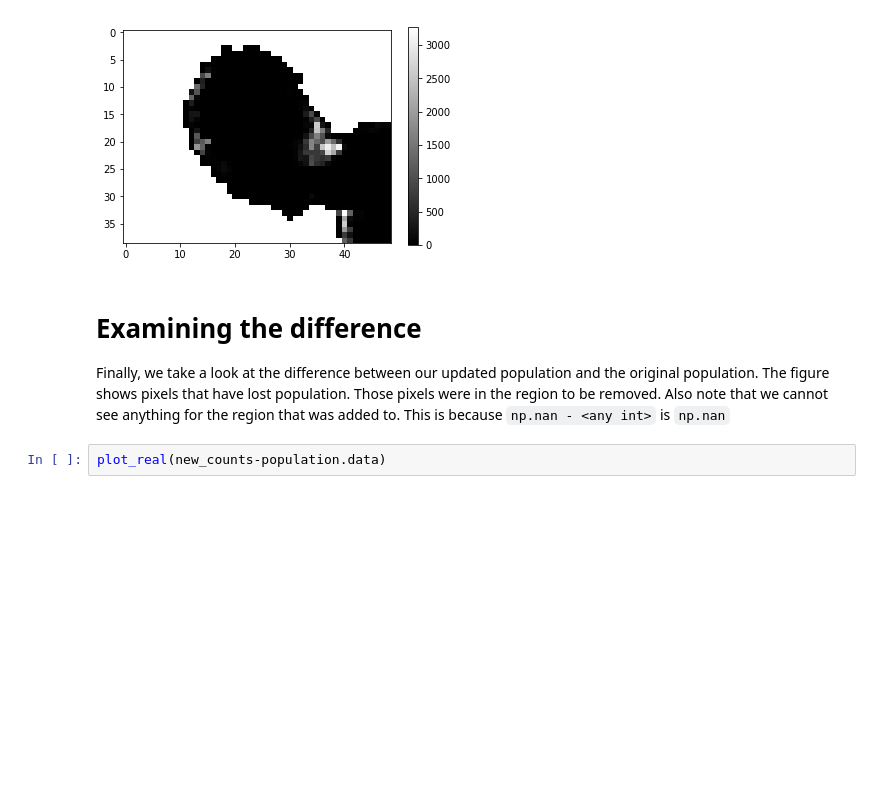
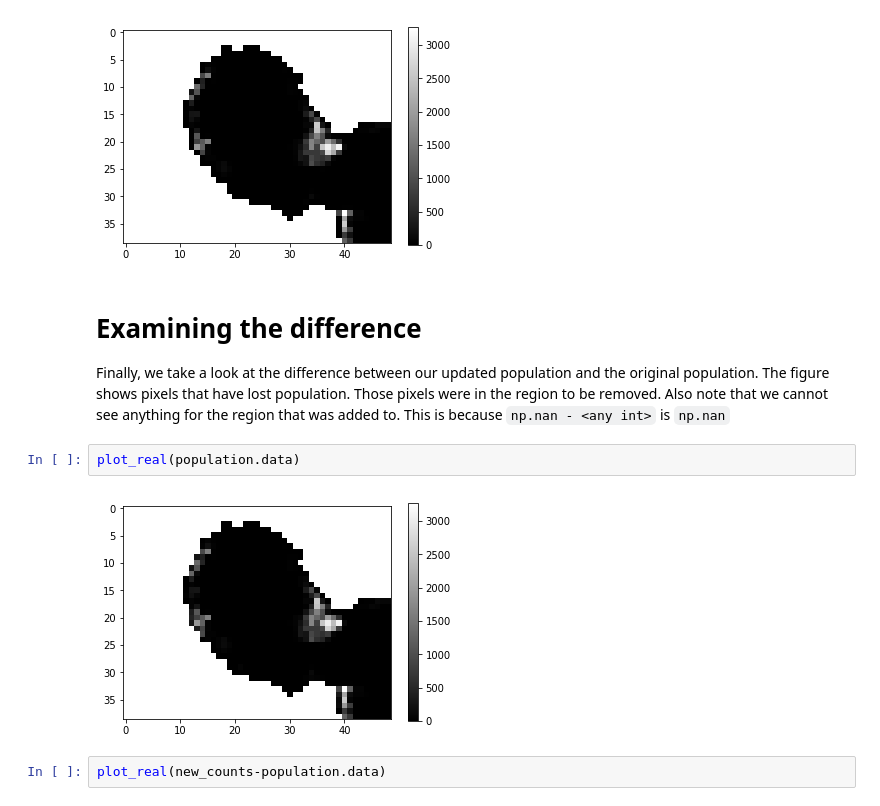
Before and after one commit to geohackweek/ghw2018_popfill, a Jupyter notebook: notebooks/DemoBasic.ipynb, the cells around one changed output. Saved outputs shown, nothing was run; the diff lists cells and outputs as text; blank space fills up the shorter version.

```diff
--- a/notebooks/DemoBasic.ipynb
+++ b/notebooks/DemoBasic.ipynb
@@ -62,6 +64,10 @@ plot_real(new_counts)
 # Examining the difference
 
 Finally, we take a look at the difference between our updated population and the original population.  The figure shows pixels that have lost population.  Those pixels were in the region to be removed.  Also note that we cannot see anything for the region that was added to.  This is because `np.nan - <any int>` is `np.nan`
+# %%
+plot_real(population.data)
+# %% [output]
+[figure, added]
 # %%
 plot_real(new_counts-population.data)
 # %% [output]
```
Also changed, not shown: parts of 3 cells of this notebook.
